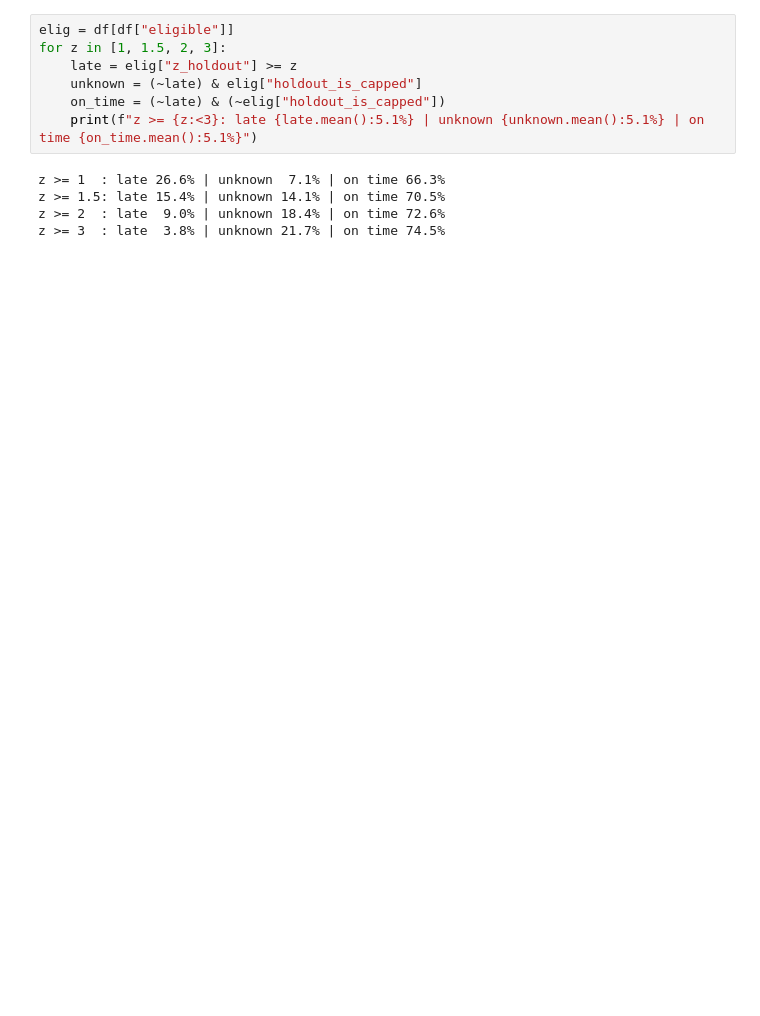
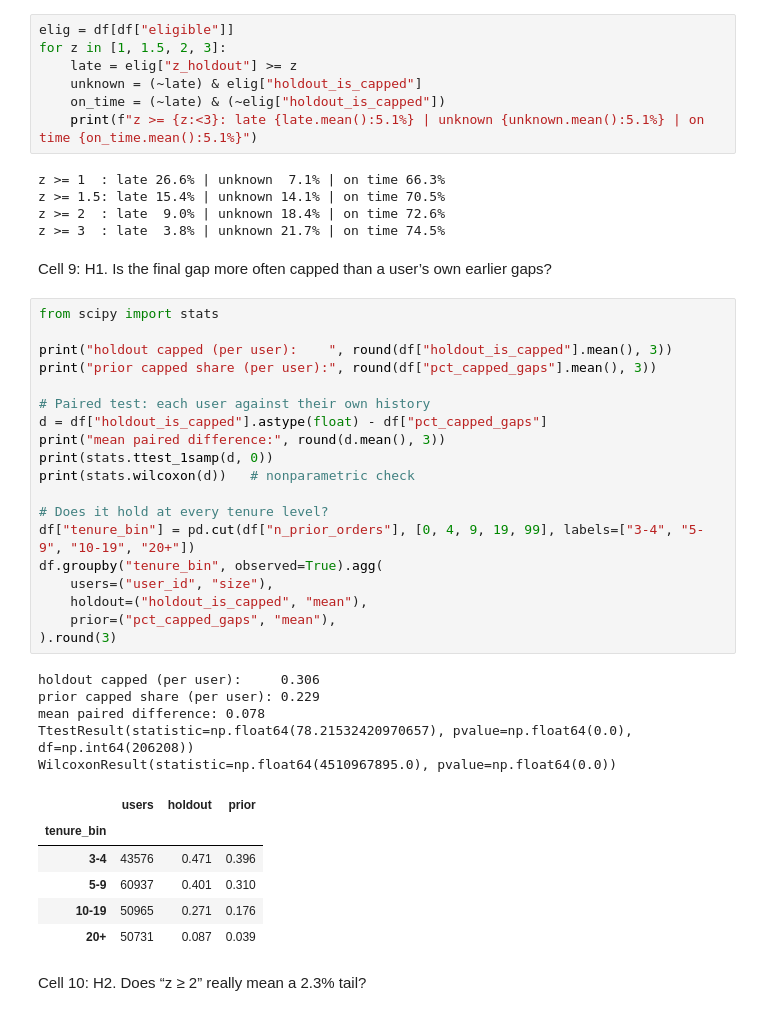
Before and after one commit to fahimhasan-data/instacart-churn-engine, a Jupyter notebook: notebooks/01_load_and_profile.ipynb, the cells around one changed output. Cells and saved outputs as stored; diff of their text form; blank space fills up the shorter version.

Commit message:
Add hypothesis tests on holdout gaps and z-score tail and decision log updated

```diff
--- a/notebooks/01_load_and_profile.ipynb
+++ b/notebooks/01_load_and_profile.ipynb
@@ -156,3 +172,38 @@ z >= 1  : late 26.6% | unknown  7.1% | on time 66.3%
 z >= 1.5: late 15.4% | unknown 14.1% | on time 70.5%
 z >= 2  : late  9.0% | unknown 18.4% | on time 72.6%
 z >= 3  : late  3.8% | unknown 21.7% | on time 74.5%
+# %% [markdown]
+Cell 9: H1. Is the final gap more often capped than a user’s own earlier gaps?
+# %%
+from scipy import stats
+
+print("holdout capped (per user):    ", round(df["holdout_is_capped"].mean(), 3))
+print("prior capped share (per user):", round(df["pct_capped_gaps"].mean(), 3))
+
+# Paired test: each user against their own history
+d = df["holdout_is_capped"].astype(float) - df["pct_capped_gaps"]
+print("mean paired difference:", round(d.mean(), 3))
+print(stats.ttest_1samp(d, 0))
+print(stats.wilcoxon(d))   # nonparametric check
+
+# Does it hold at every tenure level?
+df["tenure_bin"] = pd.cut(df["n_prior_orders"], [0, 4, 9, 19, 99], labels=["3-4", "5-9", "10-19", "20+"])
+df.groupby("tenure_bin", observed=True).agg(
+    users=("user_id", "size"),
+    holdout=("holdout_is_capped", "mean"),
+    prior=("pct_capped_gaps", "mean"),
+).round(3)
+# %% [output]
+holdout capped (per user):     0.306
+prior capped share (per user): 0.229
+mean paired difference: 0.078
+TtestResult(statistic=np.float64(78.21532420970657), pvalue=np.float64(0.0), df=np.int64(206208))
+WilcoxonResult(statistic=np.float64(4510967895.0), pvalue=np.float64(0.0))
+|  | users | holdout | prior |
+| tenure_bin |  |  |  |
+| 3-4 | 43576 | 0.471 | 0.396 |
+| 5-9 | 60937 | 0.401 | 0.310 |
+| 10-19 | 50965 | 0.271 | 0.176 |
+| 20+ | 50731 | 0.087 | 0.039 |
+# %% [markdown]
+Cell 10: H2. Does “z ≥ 2” really mean a 2.3% tail?
```
Also changed, not shown: parts of 9 cells of this notebook, 1 other file.
